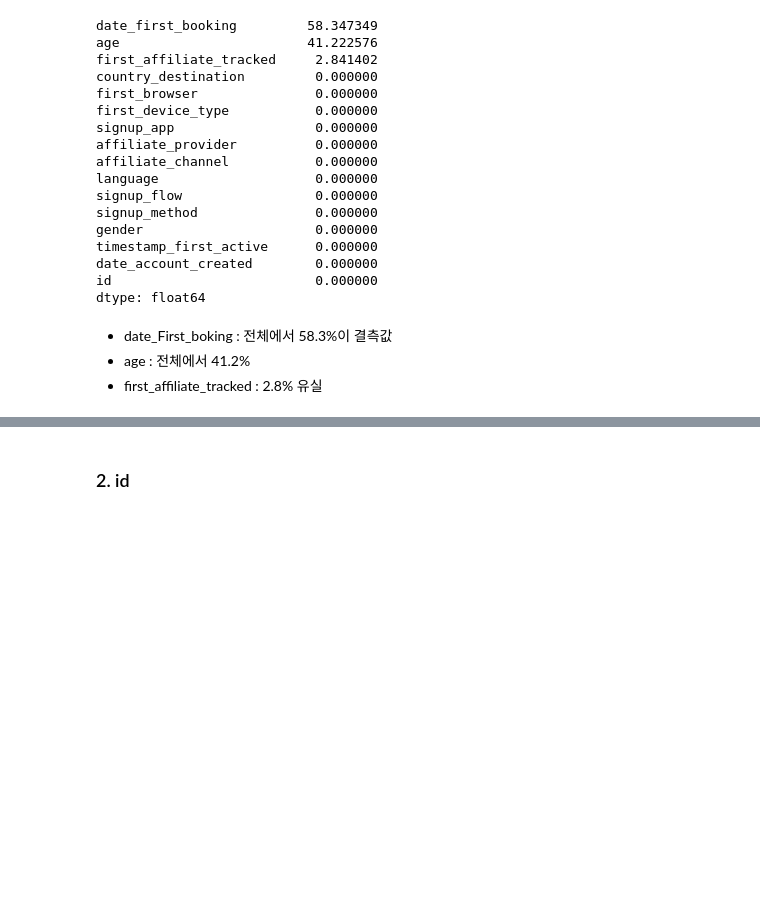
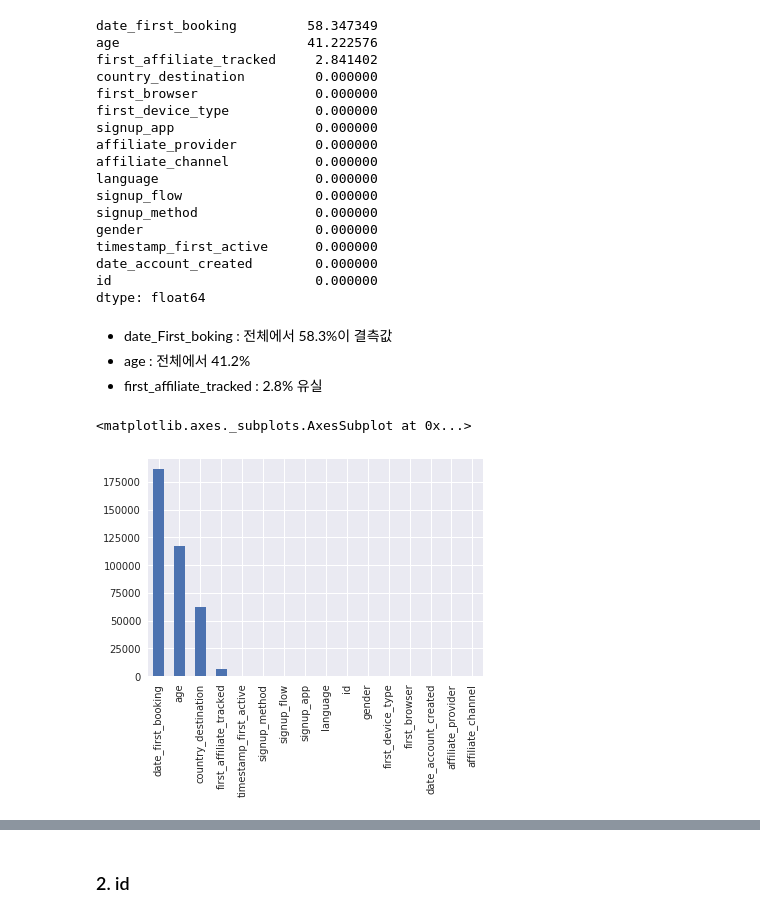
Before and after one commit to wjy5446/airbnb-new-booking, a Jupyter notebook: yoon/user_EDA.ipynb, the cells around one changed output, grey strips where cells are left out. Drawn from its saved outputs; the diff is of its cells as text; code cells hidden in the pictures; blank space fills up the shorter version.

```diff
--- a/yoon/user_EDA.ipynb
+++ b/yoon/user_EDA.ipynb
@@ -9,6 +9,9 @@ sns.set()
 %matplotlib inline
 # %%
 df_train = pd.read_csv("../data/train_users_2.csv")
+df_test = pd.read_csv("../data/test_users.csv")
+# %%
+df_all = pd.concat([df_train, df_test], axis = 0)
 # %% [markdown]
 ### 컬럼 이해하기
 - date_account_created : 처음 계정 생성한 날짜
@@ -67,3 +70,8 @@ dtype: float64
 - date_First_boking : 전체에서 58.3%이 결측값
 - age : 전체에서 41.2%
 - first_affiliate_tracked : 2.8% 유실
+# %%
+df_all.isnull().sum().sort_values(ascending = False).plot(kind="bar")
+# %% [output]
+<matplotlib.axes._subplots.AxesSubplot at 0x...>
+[figure, added]
```
Also changed, not shown: parts of 1 cell of this notebook, 2 other files.
